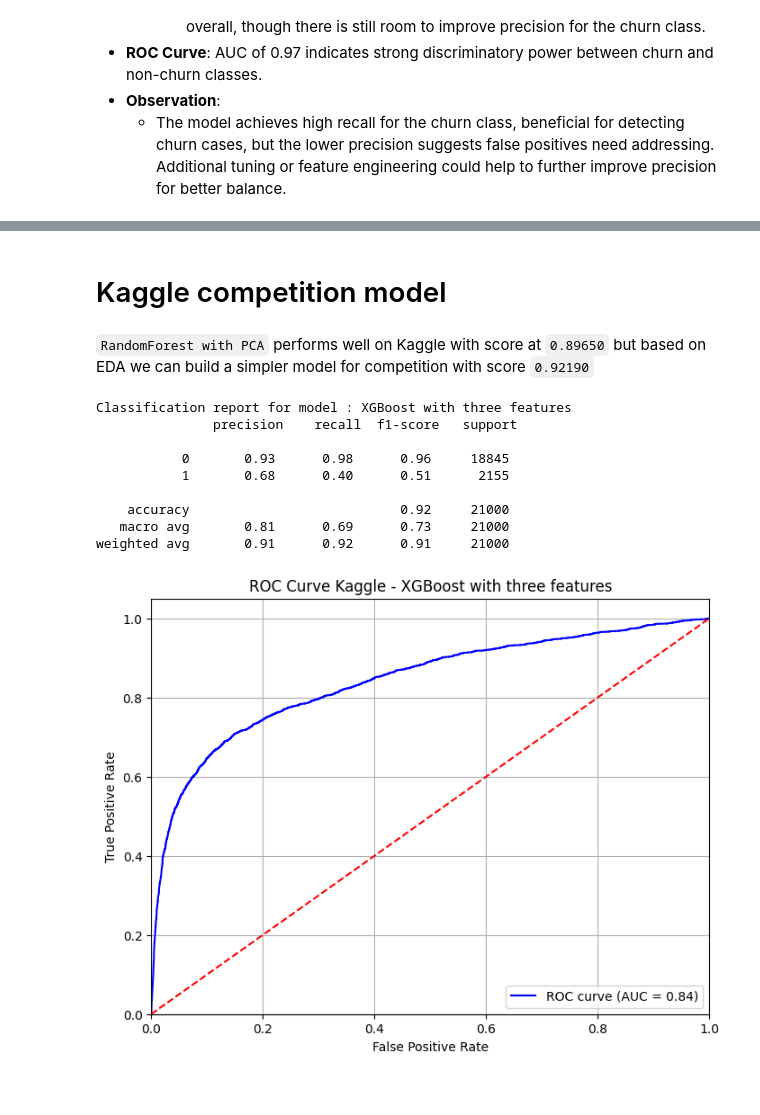
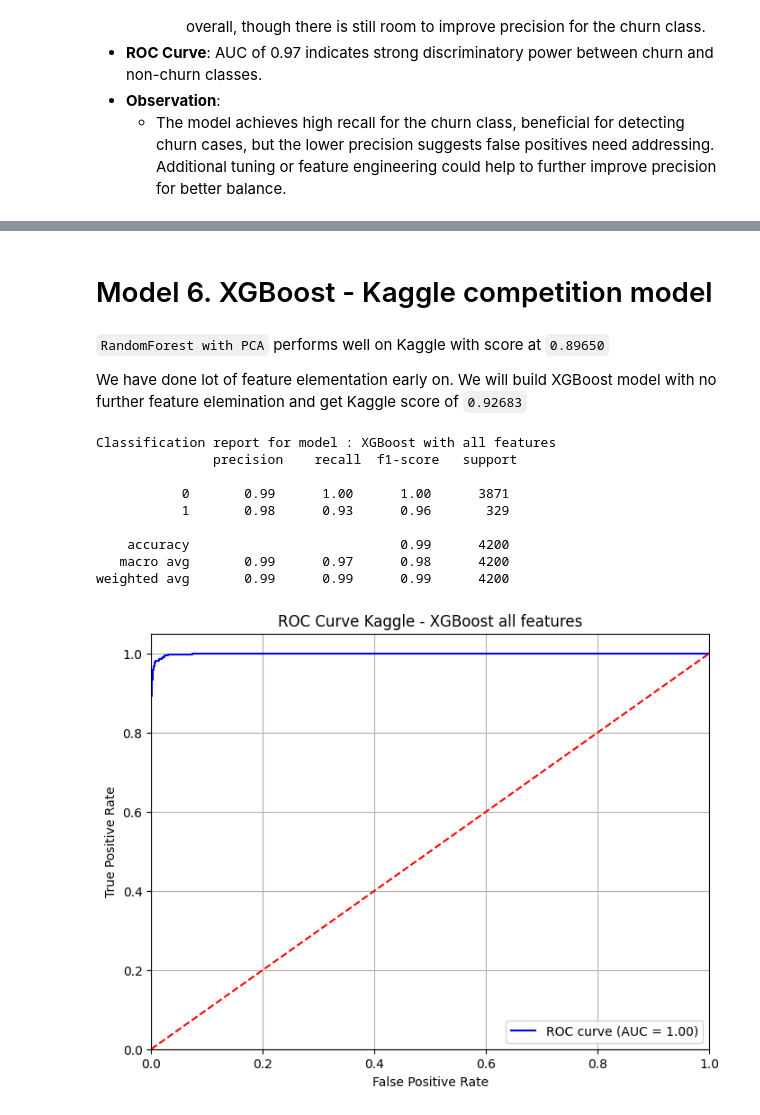
Before and after one commit to mohiteamit/upGrad-TelecomChurnCaseStudy, a Jupyter notebook: Amit Mohite - Telecom Churn Prediction.ipynb, the cells around one changed output, grey strips where cells are left out. Saved outputs shown, nothing was run; the diff lists cells and outputs as text; code cells hidden in the pictures.

Commit message:
Update to Kaggle model and gitignore

```diff
--- a/Amit Mohite - Telecom Churn Prediction.ipynb
+++ b/Amit Mohite - Telecom Churn Prediction.ipynb
@@ -1701,72 +1659,36 @@ Wall time: 6min
 # %% [markdown]
-# Kaggle competition model
+# Model 6. XGBoost - Kaggle competition model
 # %% [markdown]
 
-`RandomForest with PCA` performs well on Kaggle with score at `0.89650` but based on EDA we can build a simpler model for competition with score `0.92190`
+`RandomForest with PCA` performs well on Kaggle with score at `0.89650`
+
+We have done lot of feature elementation early on. We will build XGBoost model with no further feature elemination and get Kaggle score of `0.92683`
 # %%
-# Load data
-kdata = pd.read_csv("data/train.csv")
-kunseen = pd.read_csv("data/test.csv")
-
-# Helper functions for calculating changes
-def calculate_arpu_change(row):
-    if pd.notna(row['arpu_8']) and pd.notna(row['arpu_7']):
-        return (row['arpu_8'] - row['arpu_7']) / (abs(row['arpu_7']) + 1e-5)
-    elif pd.notna(row['arpu_7']) and pd.notna(row['arpu_6']):
-        return (row['arpu_7'] - row['arpu_6']) / (abs(row['arpu_6']) + 1e-5)
-    elif pd.notna(row['arpu_8']) and pd.notna(row['arpu_6']):
-        return (row['arpu_8'] - row['arpu_6']) / (abs(row['arpu_6']) + 1e-5)
-    return 0
-
-def calculate_recharge_change(row):
-    if pd.notna(row['total_rech_amt_8']) and pd.notna(row['total_rech_amt_7']):
-        return (row['total_rech_amt_8'] - row['total_rech_amt_7']) / (abs(row['total_rech_amt_7']) + 1e-5)
-    elif pd.notna(row['total_rech_amt_7']) and pd.notna(row['total_rech_amt_6']):
-        return (row['total_rech_amt_7'] - row['total_rech_amt_6']) / (abs(row['total_rech_amt_6']) + 1e-5)
-    elif pd.notna(row['total_rech_amt_8']) and pd.notna(row['total_rech_amt_6']):
-        return (row['total_rech_amt_8'] - row['total_rech_amt_6']) / (abs(row['total_rech_amt_6']) + 1e-5)
-    return 0
-
-# Calculate and add new features
-for df in [kdata, kunseen]:
-    df.loc[:, 'latest_arpu_change'] = df.apply(calculate_arpu_change, axis=1)
-    df.loc[:, 'latest_rech_amt_change'] = df.apply(calculate_recharge_change, axis=1)
-
-# Filter necessary columns
-kdata = kdata[['latest_arpu_change', 'latest_rech_amt_change', 'aon', 'churn_probability']].copy(deep=True)
-kunseen = kunseen[['id', 'latest_arpu_change', 'latest_rech_amt_change', 'aon']].copy(deep=True)
-
-# Prepare train-test split
-X_train, X_val, y_train, y_val = train_test_split(
-    kdata.drop(columns=['churn_probability']), kdata['churn_probability'],
-    test_size=0.3, random_state=42
-)
-
 # Train the model
 xgb_model = XGBClassifier(use_label_encoder=False, eval_metric='logloss', random_state=42)
-xgb_model.fit(X_train, y_train)
+xgb_model.fit(X_resampled, y_resampled)
 
 # Make predictions on the validation set
 y_val_pred = xgb_model.predict(X_val)
 
 # Evaluate the model using classification report and accuracy score
-print('Classification report for model : XGBoost with three features\n',  classification_report(y_val, y_val_pred))
+print('Classification report for model : XGBoost with all features\n',  classification_report(y_val, y_val_pred))
 
 # Plot ROC curve
 y_val_pred_prob = xgb_model.predict_proba(X_val)
-plot_roc_curve(y_val, y_val_pred_prob[:, 1], 'Kaggle - XGBoost with three features')
+plot_roc_curve(y_val, y_val_pred_prob[:, 1], 'Kaggle - XGBoost all features')
 
 # Predict on unseen data and create submission
-kunseen.loc[:, 'churn_probability'] = xgb_model.predict(kunseen.drop(columns='id'))
-create_submission(id=kunseen['id'], prediction=kunseen['churn_probability'], model_name='')
+unseen.loc[:, 'churn_probability'] = xgb_model.predict(unseen[X_resampled.columns])
+create_submission(id=unseen['id'], prediction=unseen['churn_probability'], model_name='')
 # %% [output]
-Classification report for model : XGBoost with three features
+Classification report for model : XGBoost with all features
                precision    recall  f1-score   support
 
-           0       0.93      0.98      0.96     18845
-           1       0.68      0.40      0.51      2155
+           0       0.99      1.00      1.00      3871
+           1       0.98      0.93      0.96       329
 
-    accuracy                           0.92     21000
-   macro avg       0.81      0.69      0.73     21000
-weighted avg       0.91      0.92      0.91     21000
+    accuracy                           0.99      4200
+   macro avg       0.99      0.97      0.98      4200
+weighted avg       0.99      0.99      0.99      4200
-[figure, old version]
+[figure, new version]
```
Also changed, not shown: parts of 19 cells of this notebook, 1 other file.
